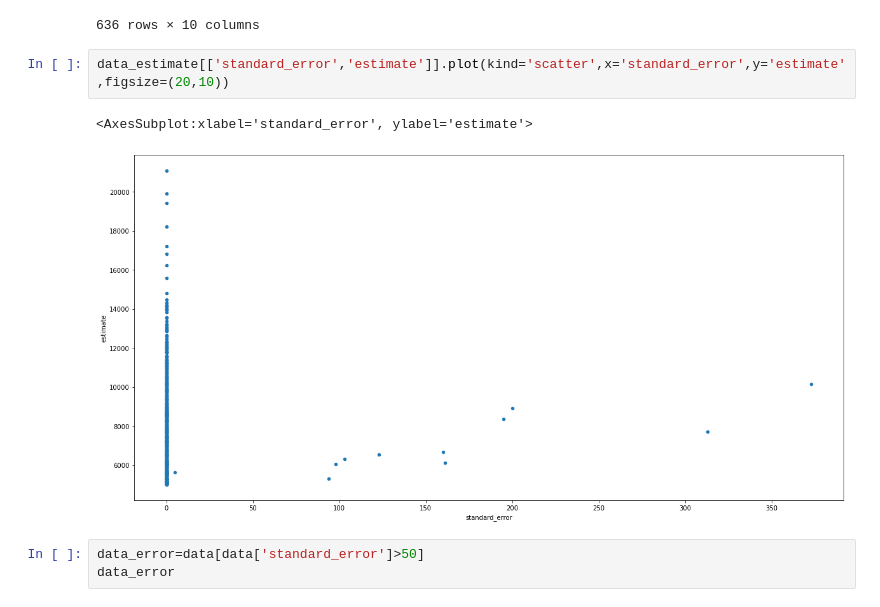
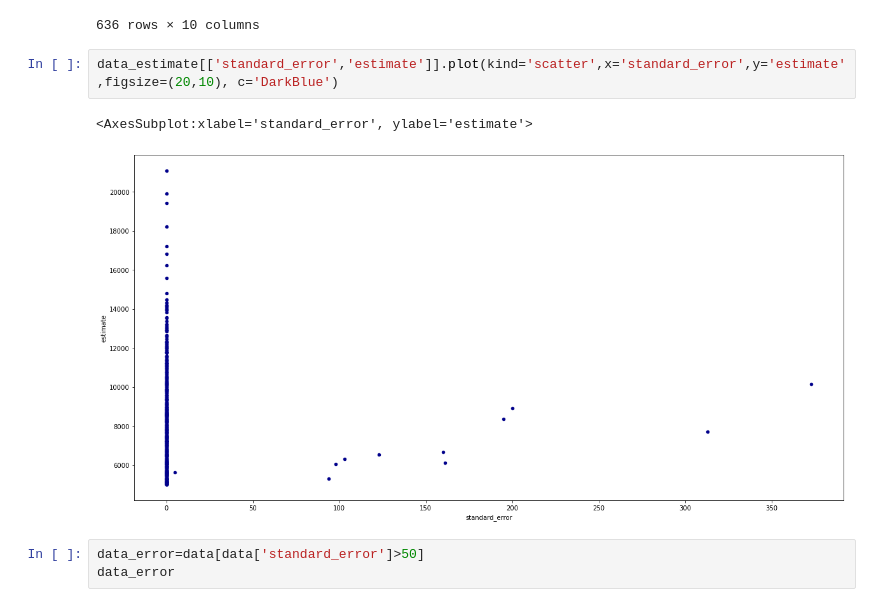
Before and after one commit to Nuh-Thierry/Project-Analyste, a Jupyter notebook: index.ipynb, the cells around one changed output. Cells and saved outputs as stored; diff of their text form.

```diff
--- a/index.ipynb
+++ b/index.ipynb
@@ -113,10 +138,10 @@ data_estimate
 | 257613 | 2022-09 | 2022-09 | Long-term migrant | Arrivals | TOTAL | TOTAL | TOTAL | ... |
 636 rows × 10 columns
 # %%
-data_estimate[['standard_error','estimate']].plot(kind='scatter',x='standard_error',y='estimate',figsize=(20,10))
+data_estimate[['standard_error','estimate']].plot(kind='scatter',x='standard_error',y='estimate',figsize=(20,10), c='DarkBlue')
 # %% [output]
 <AxesSubplot:xlabel='standard_error', ylabel='estimate'>
-[figure, old version]
+[figure, new version]
 # %%
 data_error=data[data['standard_error']>50]
 data_error
```
Also changed, not shown: parts of 16 cells of this notebook.
